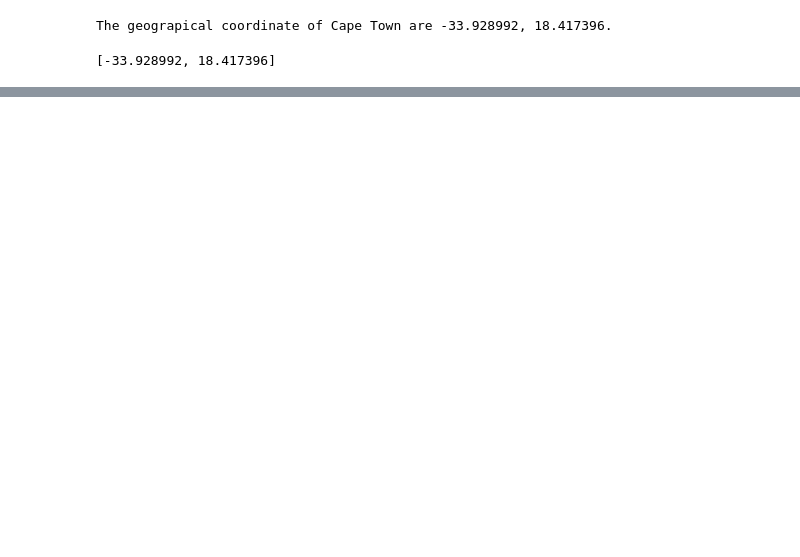
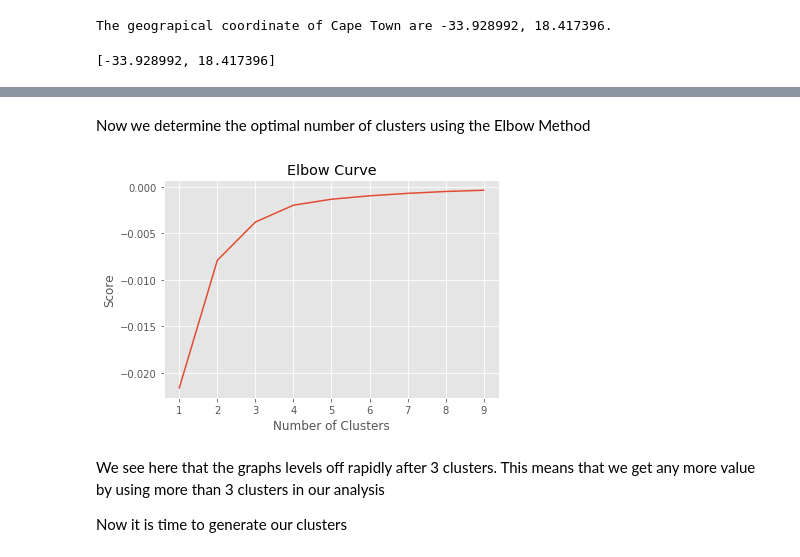
Before and after one commit to Amzy22/Coursera_Capstone, a Jupyter notebook: Final Capstone Project_test.ipynb, the cells around one changed output, grey strips where cells are left out. Saved outputs shown, nothing was run; the diff lists cells and outputs as text; code cells hidden in the pictures; blank space fills up the shorter version.

Commit message:
Published from Watson Studio.

```diff
--- a/Final Capstone Project_test.ipynb
+++ b/Final Capstone Project_test.ipynb
@@ -421,0 +627,4 @@ if not loaded:
+# %%
+final_data = Trans_filtered.append(Coffeeshops_filtered, ignore_index = True)
+final_data = final_data.append(businesses_filtered, ignore_index = True)
+final_data
@@ -421,0 +663,22 @@ if not loaded:
+# %%
+#Set High Level categories to assist in our cluster analysis
+
+transport = ['Bus Line', 'Platform', 'Train Station', 'Bus Station', 'Parking', 'Light Rail Station', 'Bus Stop', 'Transportation Service', 'Metro Station']
+coffee = ['Coffee Shop', 'Café']
+businesses = ['Government Building','Butcher', 'Gas Station', 'Motorcycle Shop', 'Film Studio', 'Salon / Barbershop', 'Hospital', 'Hardware Store', 'Advertising Agency', 'Auto Dealership', 'Department Store',
+       'Pizza Place', 'Grocery Store', 'Music Store', 'Bike Shop', 'Auto Workshop', 'Medical Lab', 'Massage Studio', 'Fabric Shop','Pharmacy', 'Shopping Mall', 'Gay Bar', 'Spa', 'Liquor Store',
+       'Sporting Goods Shop', 'Factory', 'Bookstore', 'Building', 'Farmers Market', 'Supermarket']
+
+
+
+
+def conditions1(s):
+    if s['categories'] in transport:
+        return 'transport'
+    if s['categories'] in coffee:
+        return 'coffee'
+    if s['categories'] in businesses:
+        return 'business'
+
+final_data['categories_new']=final_data.apply(conditions1, axis=1)
+final_data.head()
@@ -421,0 +692,5 @@ if not loaded:
+# %%
+# Variable with the Longitude and Latitude
+
+X=final_data.loc[:,['name','lat','lng', 'categories_new']]
+X.head(10)
@@ -421,0 +709,20 @@ if not loaded:
+# %% [markdown]
+Now we determine the optimal number of clusters using the Elbow Method
+# %%
+K_clusters = range(1,10)
+kmeans = [KMeans(n_clusters=i) for i in K_clusters]
+Y_axis = X[['lat']]
+X_axis = X[['lng']]
+score = [kmeans[i].fit(Y_axis).score(Y_axis) for i in range(len(kmeans))]
+# Visualize
+plt.plot(K_clusters, score)
+plt.xlabel('Number of Clusters')
+plt.ylabel('Score')
+plt.title('Elbow Curve')
+plt.show()
+# %% [output]
+[figure, added]
+# %% [markdown]
+We see here that the graphs levels off rapidly after 3 clusters. This means that we get any more value by using more than 3 clusters in our analysis
+
+Now it is time to generate our clusters
```
Also changed, not shown: parts of 95 cells of this notebook.
